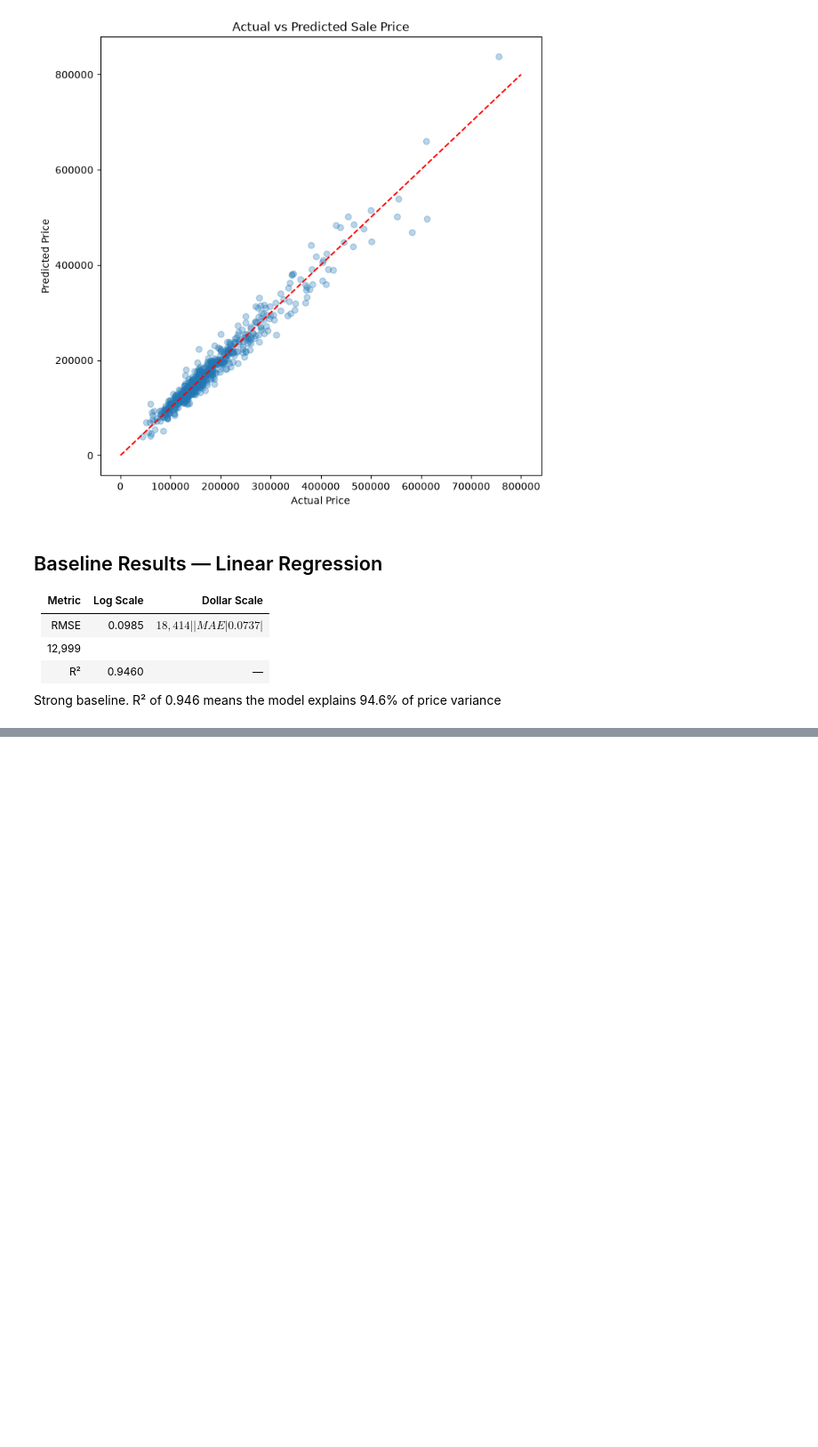
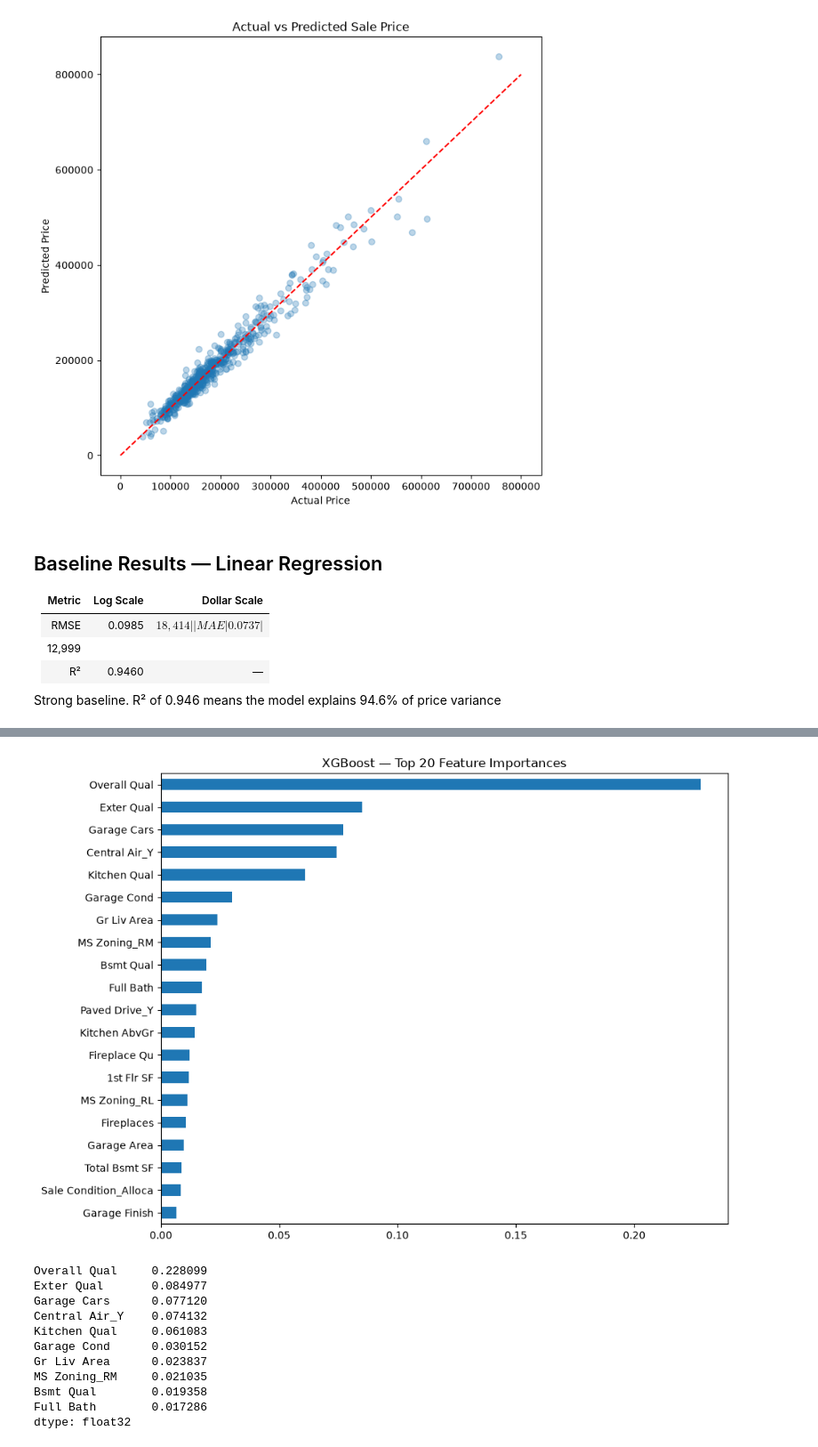
Before and after one commit to Joaco273/ValueIQ, a Jupyter notebook: notebooks/04_model_baseline.ipynb, the cells around one changed output, grey strips where cells are left out. Shown at 89% size. Saved outputs shown, nothing was run; the diff lists cells and outputs as text; code cells hidden in the pictures; blank space fills up the shorter version.

```diff
--- a/notebooks/04_model_baseline.ipynb
+++ b/notebooks/04_model_baseline.ipynb
@@ -91,3 +91,22 @@ plt.show()
 
 Strong baseline. R² of 0.946 means the model explains 94.6% of price
 variance
+# %%
+from xgboost import XGBRegressor
+
+xgb = XGBRegressor(
+    n_estimators=1000,
+    learning_rate=0.05,
+    max_depth=6,
+    subsample=0.8,
+    colsample_bytree=0.8,
+    random_state=42,
+    early_stopping_rounds=50,
+    eval_metric='rmse'
+)
+
+xgb.fit(
+    X_train, y_train,
+    eval_set=[(X_test, y_test)],
+    verbose=100
+)
@@ -93,0 +158,26 @@ variance
+# %%
+feat_imp = pd.Series(
+    xgb.feature_importances_,
+    index=X_train.columns
+).sort_values(ascending=False)
+
+plt.figure(figsize=(10, 8))
+feat_imp.head(20).plot(kind='barh')
+plt.title('XGBoost — Top 20 Feature Importances')
+plt.gca().invert_yaxis()
+plt.show()
+
+print(feat_imp.head(10))
+# %% [output]
+[figure, added]
+Overall Qual     0.228099
+Exter Qual       0.084977
+Garage Cars      0.077120
+Central Air_Y    0.074132
+Kitchen Qual     0.061083
+Garage Cond      0.030152
+Gr Liv Area      0.023837
+MS Zoning_RM     0.021035
+Bsmt Qual        0.019358
+Full Bath        0.017286
+dtype: float32
```
Also changed, not shown: parts of 4 cells of this notebook, 1 other file.
